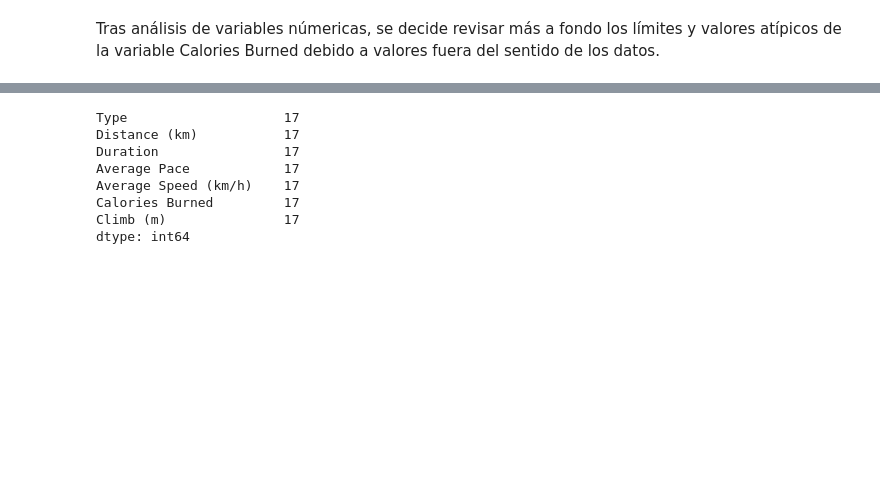
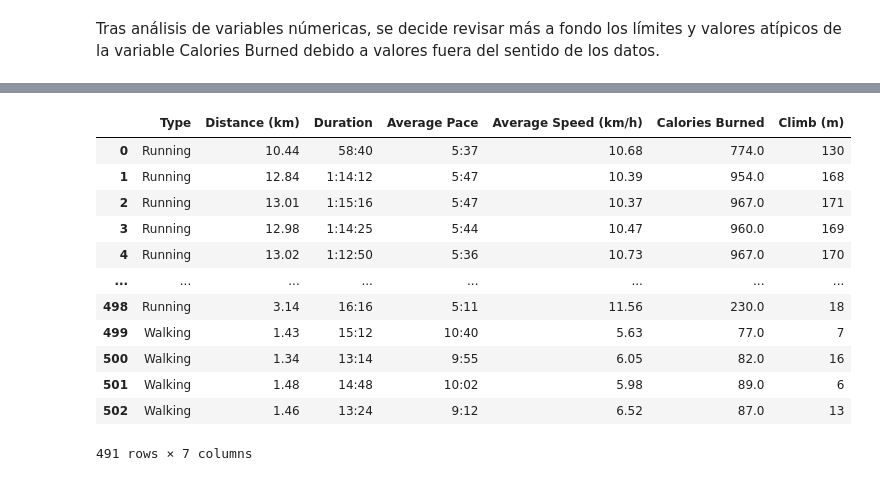
Before and after one commit to LuisCamachoRivero/Desafio_Render, a Jupyter notebook: src/explore.ipynb, the cells around one changed output, grey strips where cells are left out. Saved outputs shown, nothing was run; the diff lists cells and outputs as text; code cells hidden in the pictures; blank space fills up the shorter version.

```diff
--- a/src/explore.ipynb
+++ b/src/explore.ipynb
@@ -102,11 +114,18 @@ Limíte inferior : -152.50000033220806
-# %%
-df2[df2['Calories Burned']>=1565.5].count()
-# %% [output]
-Type                    17
-Distance (km)           17
-Duration                17
-Average Pace            17
-Average Speed (km/h)    17
-Calories Burned         17
-Climb (m)               17
-dtype: int64
+# %%
+#Se define un limite que tiene sentido para el problema y los datos, se eliminan 17 filas
+df3 = df2[df2['Calories Burned']<1565.5]
+df3
+# %% [output]
+|  | Type | Distance (km) | Duration | Average Pace | Average Speed (km/h) | Calories Burned | Climb (m) |
+| 0 | Running | 10.44 | 58:40 | 5:37 | 10.68 | 774.0 | 130 |
+| 1 | Running | 12.84 | 1:14:12 | 5:47 | 10.39 | 954.0 | 168 |
+| 2 | Running | 13.01 | 1:15:16 | 5:47 | 10.37 | 967.0 | 171 |
+| 3 | Running | 12.98 | 1:14:25 | 5:44 | 10.47 | 960.0 | 169 |
+| 4 | Running | 13.02 | 1:12:50 | 5:36 | 10.73 | 967.0 | 170 |
+| ... | ... | ... | ... | ... | ... | ... | ... |
+| 498 | Running | 3.14 | 16:16 | 5:11 | 11.56 | 230.0 | 18 |
+| 499 | Walking | 1.43 | 15:12 | 10:40 | 5.63 | 77.0 | 7 |
+| 500 | Walking | 1.34 | 13:14 | 9:55 | 6.05 | 82.0 | 16 |
+| 501 | Walking | 1.48 | 14:48 | 10:02 | 5.98 | 89.0 | 6 |
+| 502 | Walking | 1.46 | 13:24 | 9:12 | 6.52 | 87.0 | 13 |
+491 rows × 7 columns
```
Also changed, not shown: parts of 4 cells of this notebook.
